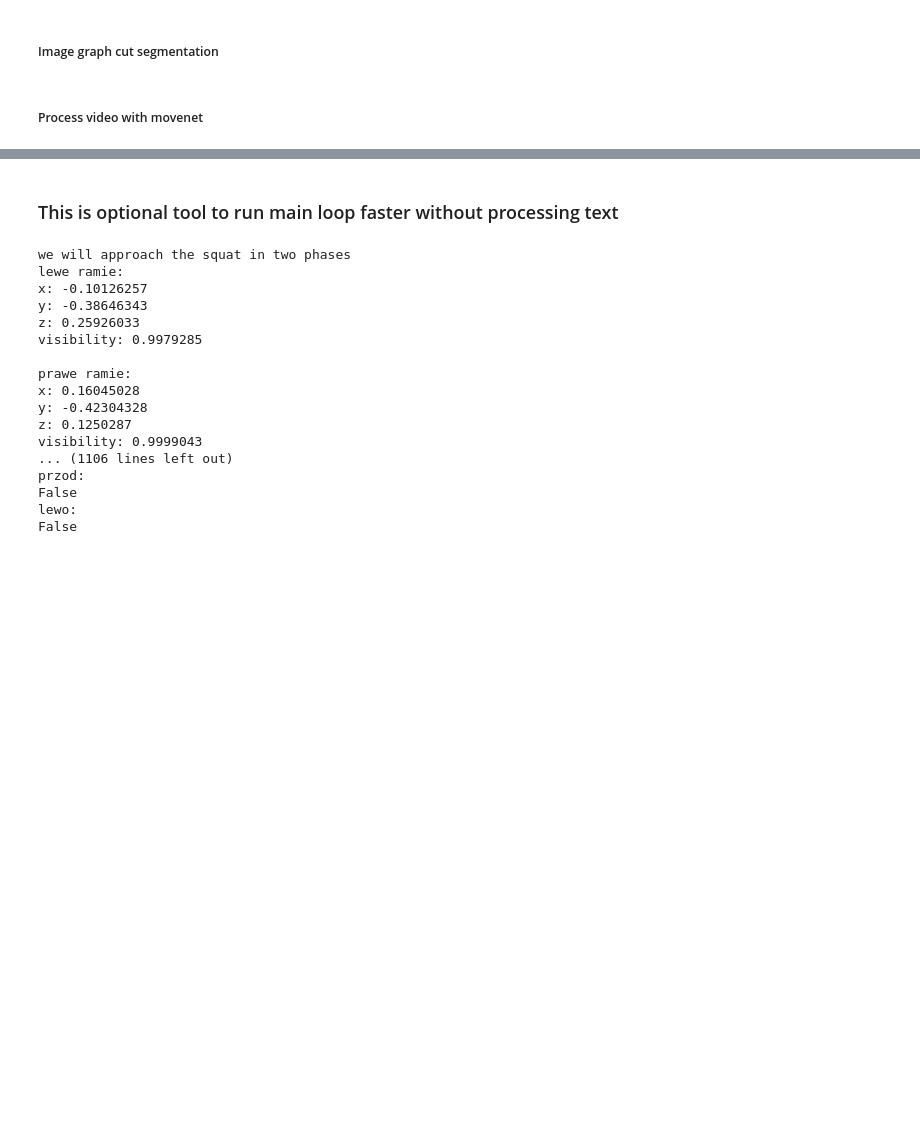
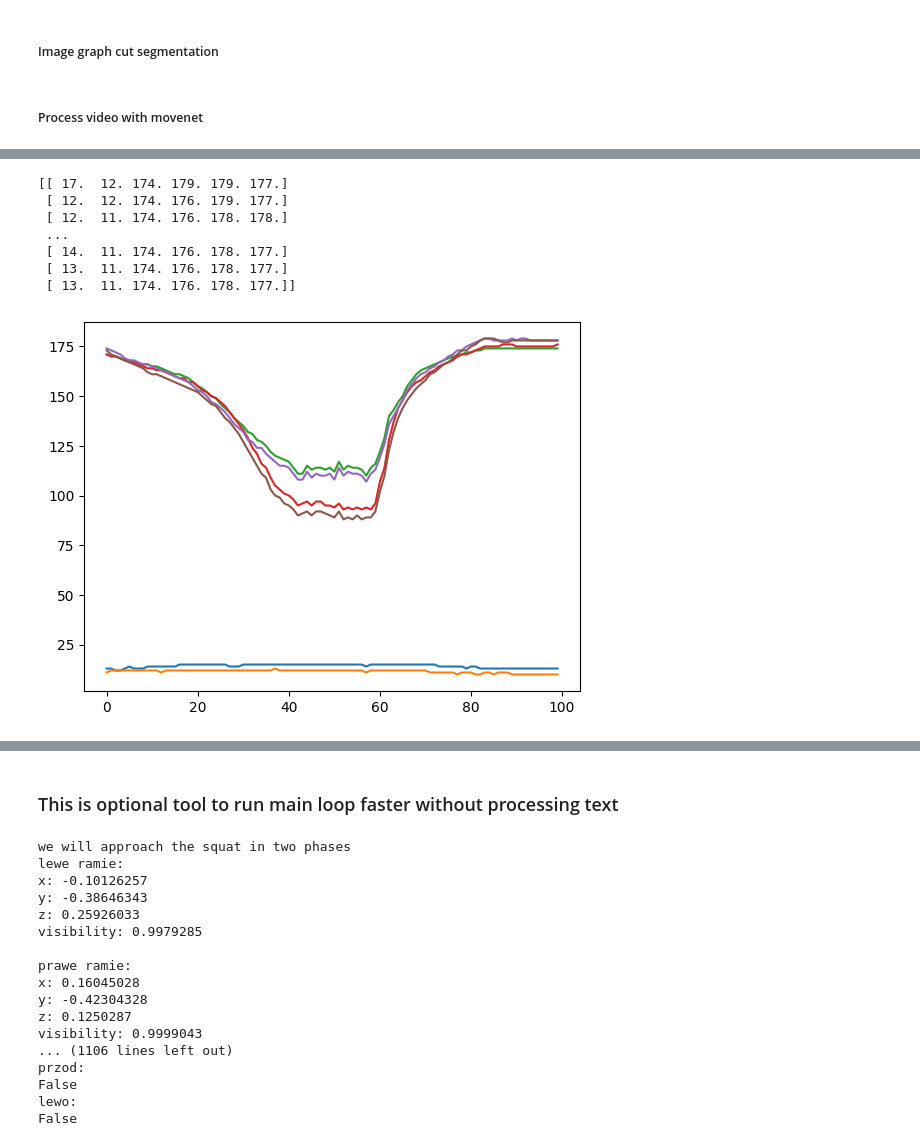
Before and after one commit to GymMachineLearning/ml_model_alt, a Jupyter notebook: notebooks/preprocess_data.ipynb, the cells around one changed output, grey strips where cells are left out. Cells and saved outputs as stored; diff of their text form; code cells hidden in the pictures; blank space fills up the shorter version.

```diff
--- a/notebooks/preprocess_data.ipynb
+++ b/notebooks/preprocess_data.ipynb
@@ -818,0 +841,20 @@ KeyboardInterrupt:
+# %%
+def load_to_ndarray(filename):
+    # Wczytanie danych numerycznych (pomijając tekstową kolumnę na końcu)
+    data = np.genfromtxt(filename, delimiter=',', skip_header=1, usecols=range(1, 7))
+    return data
+
+time_series = load_to_ndarray("data.csv")
+# %%
+print(time_series)
+plt.plot(time_series[150:250,:])
+plt.show()
+# %% [output]
+[[ 17.  12. 174. 179. 179. 177.]
+ [ 12.  12. 174. 176. 179. 177.]
+ [ 12.  11. 174. 176. 178. 178.]
+ ...
+ [ 14.  11. 174. 176. 178. 177.]
+ [ 13.  11. 174. 176. 178. 177.]
+ [ 13.  11. 174. 176. 178. 177.]]
+[figure, added]
```
Also changed, not shown: parts of 12 cells of this notebook.
